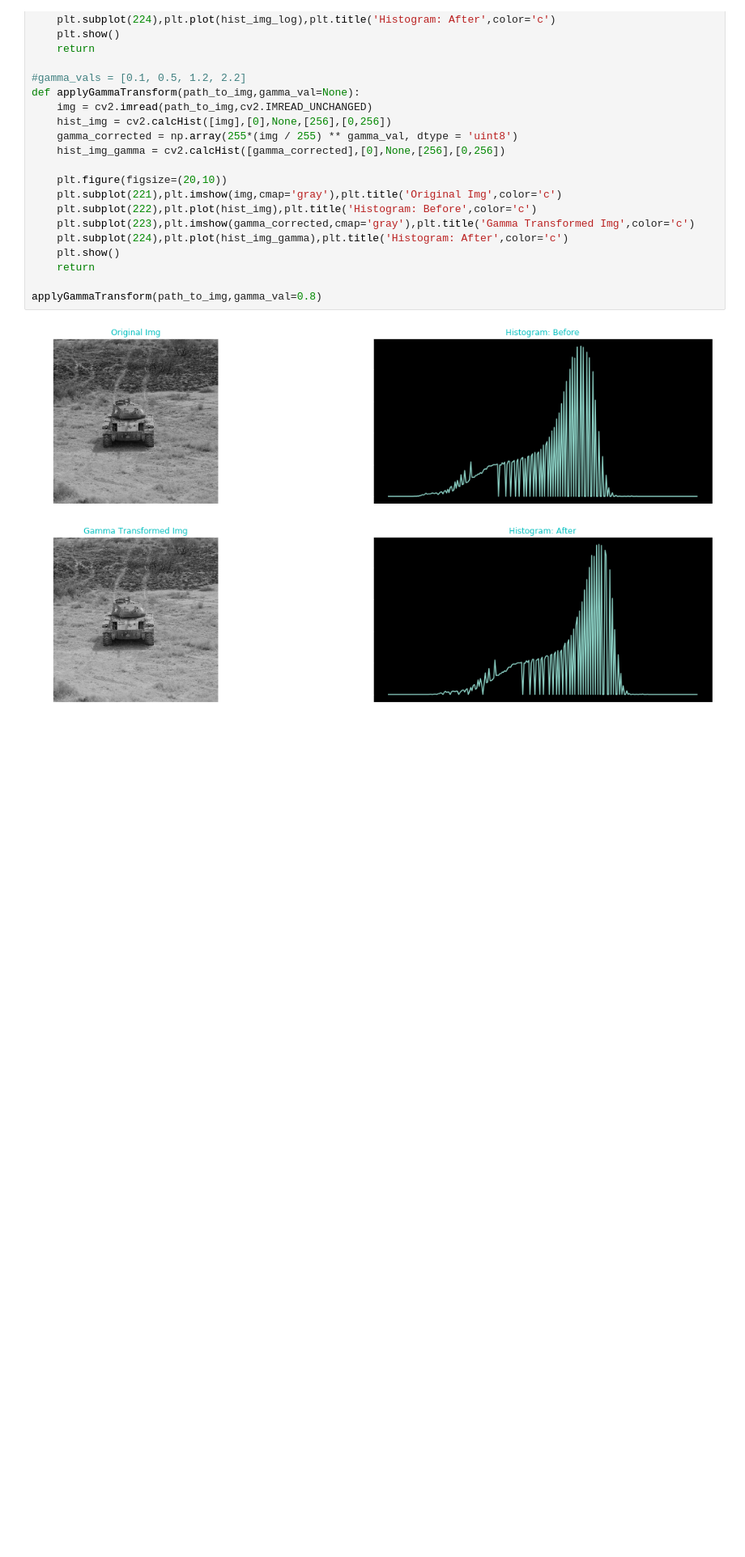
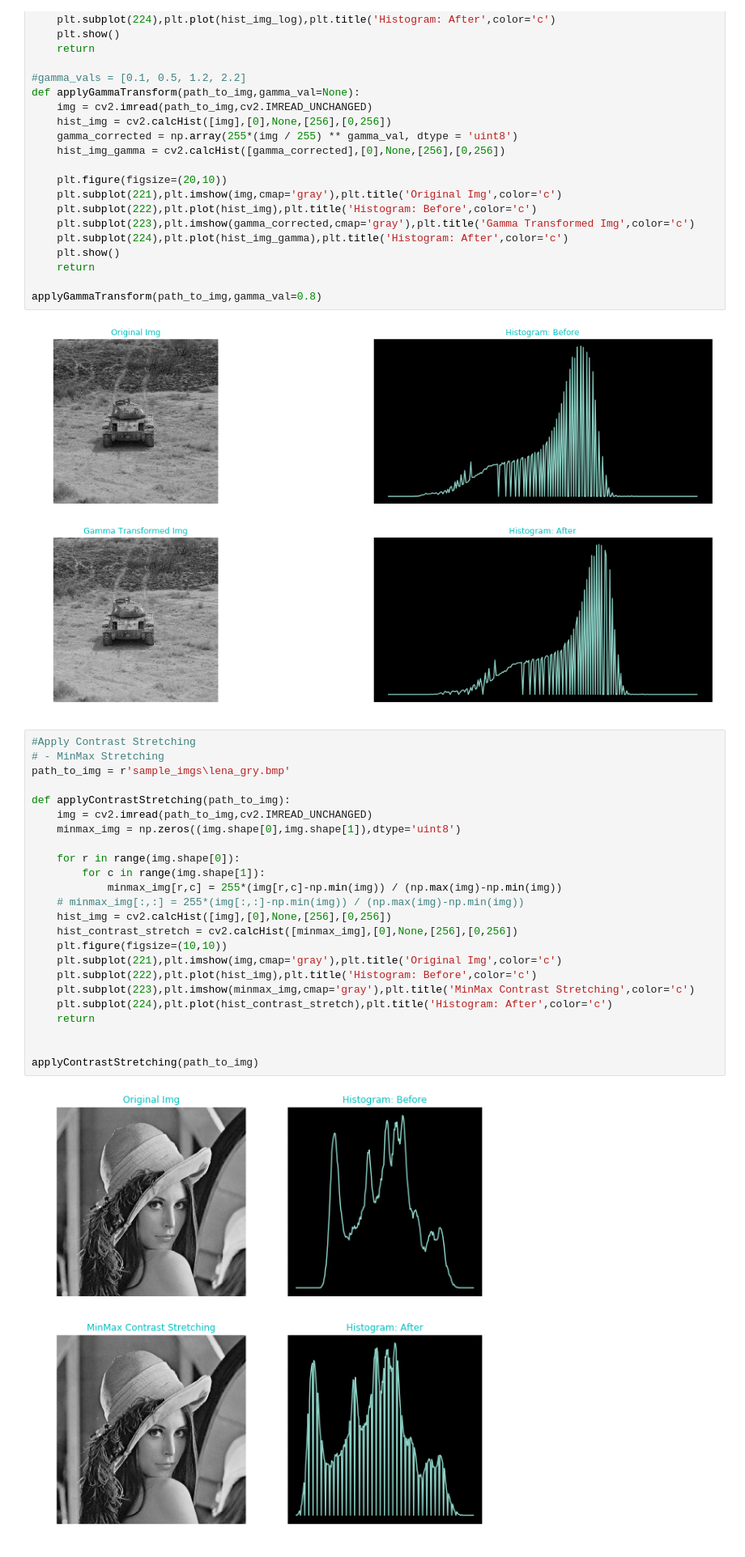
Before and after one commit to MeAmarP/opencv_snipps, a Jupyter notebook: Helpful_Python_snippets_for_Image_Processing_using_OpenCV.ipynb, the cells around one changed output. Shown at 81% size. Saved outputs shown, nothing was run; the diff lists cells and outputs as text; blank space fills up the shorter version.

Commit message:
method to apply contrast stretch

```diff
--- a/Helpful_Python_snippets_for_Image_Processing_using_OpenCV.ipynb
+++ b/Helpful_Python_snippets_for_Image_Processing_using_OpenCV.ipynb
@@ -265,3 +269,29 @@ def applyGammaTransform(path_to_img,gamma_val=None):
 applyGammaTransform(path_to_img,gamma_val=0.8)
 # %% [output]
 [figure]
+# %%
+#Apply Contrast Stretching
+# - MinMax Stretching
+path_to_img = r'sample_imgs\lena_gry.bmp'
+
+def applyContrastStretching(path_to_img):
+    img = cv2.imread(path_to_img,cv2.IMREAD_UNCHANGED)
+    minmax_img = np.zeros((img.shape[0],img.shape[1]),dtype='uint8')
+
+    for r in range(img.shape[0]):
+        for c in range(img.shape[1]):
+            minmax_img[r,c] = 255*(img[r,c]-np.min(img)) / (np.max(img)-np.min(img))
+    # minmax_img[:,:] = 255*(img[:,:]-np.min(img)) / (np.max(img)-np.min(img))
+    hist_img = cv2.calcHist([img],[0],None,[256],[0,256])
+    hist_contrast_stretch = cv2.calcHist([minmax_img],[0],None,[256],[0,256])
+    plt.figure(figsize=(10,10))
+    plt.subplot(221),plt.imshow(img,cmap='gray'),plt.title('Original Img',color='c')
+    plt.subplot(222),plt.plot(hist_img),plt.title('Histogram: Before',color='c')
+    plt.subplot(223),plt.imshow(minmax_img,cmap='gray'),plt.title('MinMax Contrast Stretching',color='c')
+    plt.subplot(224),plt.plot(hist_contrast_stretch),plt.title('Histogram: After',color='c')
+    return
+
+
+applyContrastStretching(path_to_img)
+# %% [output]
+[figure, added]
```
Also changed, not shown: parts of 8 cells of this notebook.
